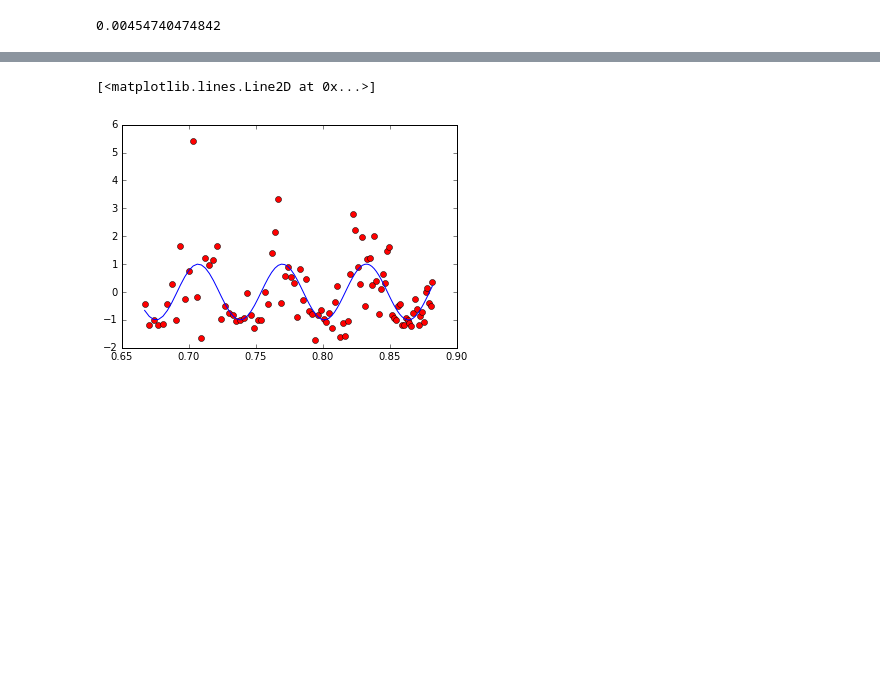
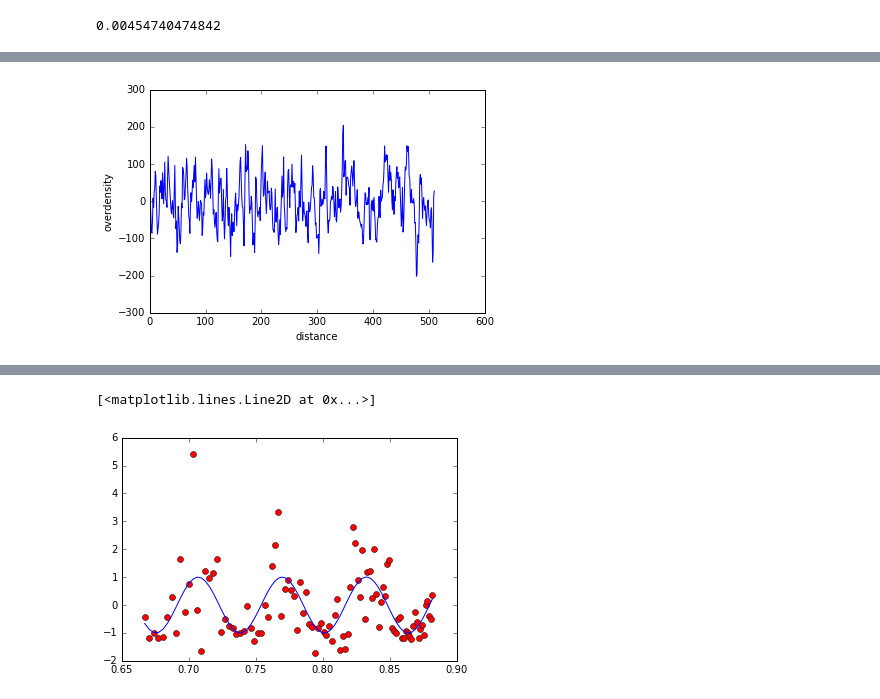
Before and after one commit to aimalz/densityfield, a Jupyter notebook: GenCat.ipynb, the cells around one changed output, grey strips where cells are left out. Drawn from its saved outputs; the diff is of its cells as text; code cells hidden in the pictures; blank space fills up the shorter version.

Commit message:
thanks to Yu Feng for the realistic density field

```diff
--- a/GenCat.ipynb
+++ b/GenCat.ipynb
@@ -39,0 +88,8 @@ print(res)
+# %%
+#need x scales
+plt.plot(dx[1:])
+plt.xlabel('distance')
+plt.ylabel('overdensity')
+plt.savefig('space-densityfield.png')
+# %% [output]
+[figure, added]
```
Also changed, not shown: parts of 11 cells of this notebook.
